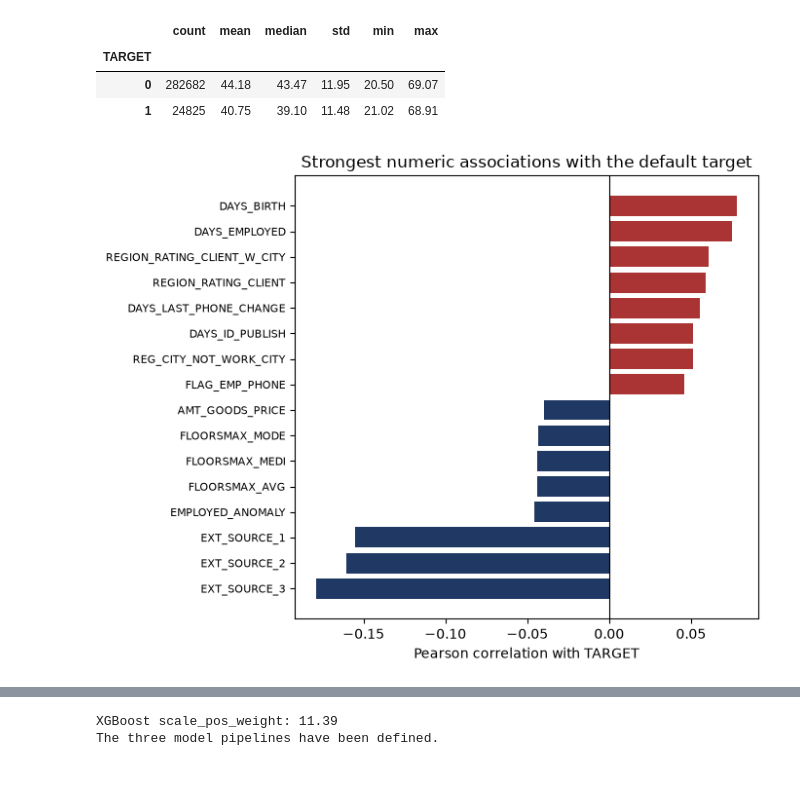
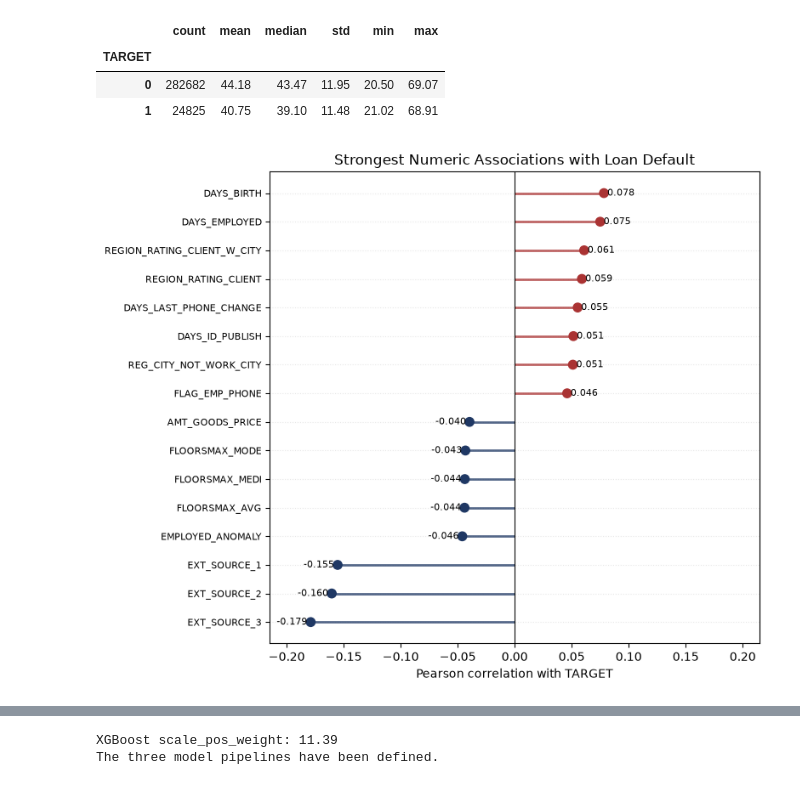
Before and after one commit to FadilatBraimah/Predicting-Consumer-Loan-Defaults-, a Jupyter notebook: HC_LOAN_DEFAULT_PREDICTION.ipynb, the cells around one changed output, grey strips where cells are left out. Drawn from its saved outputs; the diff is of its cells as text; code cells hidden in the pictures.

```diff
--- a/HC_LOAN_DEFAULT_PREDICTION.ipynb
+++ b/HC_LOAN_DEFAULT_PREDICTION.ipynb
@@ -228,6 +232,7 @@ df["DAYS_EMPLOYED"] = df["DAYS_EMPLOYED"].replace(
     np.nan,
 )
 
+df = df.copy()
 # I remove the very small number of CODE_GENDER = XNA records
 rows_before_filtering = len(df)
 
@@ -237,11 +242,6 @@ df = df.loc[
 
 rows_removed = rows_before_filtering - len(df)
 
-print(
-    f"Removed {rows_removed:,} observation(s) "
-    "with CODE_GENDER recorded as XNA."
-)
-
 # Confirm that TARGET remains complete
 if df["TARGET"].isna().any():
     raise ValueError("TARGET contains missing values after cleaning.")
@@ -456,47 +420,102 @@ selected_correlations = (
     .drop_duplicates()
     .sort_values()
 )
 
-# Set bar colours according to the direction
+# Set colours according to the direction of the association
 correlation_colours = [
     "#1f3864" if value < 0 else "#a33"
     for value in selected_correlations.values
 ]
 
-# Create the chart
-fig, ax = plt.subplots(figsize=(7, 5.5))
+# Create positions for the features
+y_positions = np.arange(len(selected_correlations))
 
-ax.barh(
-    selected_correlations.index,
-    selected_correlations.values,
+# Create the lollipop chart
+fig, ax = plt.subplots(figsize=(8, 6.5))
+
+# Draw lines from zero to each correlation value
+ax.hlines(
+    y=y_positions,
+    xmin=0,
+    xmax=selected_correlations.values,
     color=correlation_colours,
+    linewidth=2,
+    alpha=0.75,
 )
 
+# Draw a point at the end of each line
+ax.scatter(
+    selected_correlations.values,
+    y_positions,
+    color=correlation_colours,
+    s=55,
+    zorder=3,
+)
+
+# Add the correlation value beside each point
+for position, value in zip(
+    y_positions,
+    selected_correlations.values,
+):
+    horizontal_alignment = "left" if value >= 0 else "right"
+    label_offset = 0.003 if value >= 0 else -0.003
+
+    ax.text(
+        value + label_offset,
+        position,
+        f"{value:.3f}",
+        va="center",
+        ha=horizontal_alignment,
+        fontsize=8,
+    )
+
+# Add the feature names
+ax.set_yticks(y_positions)
+ax.set_yticklabels(
+    selected_correlations.index,
+    fontsize=8,
+)
+
+# Add a vertical line at zero
 ax.axvline(
     0,
     color="black",
     linewidth=0.8,
 )
 
+# Add labels and title
 ax.set_xlabel("Pearson correlation with TARGET")
-ax.set_title("Strongest numeric associations with the default target")
-ax.tick_params(axis="y", labelsize=8)
+ax.set_ylabel("")
+ax.set_title(
+    "Strongest Numeric Associations with Loan Default"
+)
+
+# Add a light horizontal grid
+ax.grid(
+    axis="y",
+    linestyle=":",
+    alpha=0.3,
+)
+
+# Add some room for the value labels
+maximum_value = max(abs(selected_correlations.values))
+ax.set_xlim(
+    -maximum_value * 1.20,
+    maximum_value * 1.20,
+)
 
 plt.tight_layout()
 
+# Save the chart
 plt.savefig(
-    os.path.join(OUTPUT_FOLDER, "fig_corr.png"),
+    os.path.join(
+        OUTPUT_FOLDER,
+        "fig_corr_lollipop.png",
+    ),
     dpi=150,
     bbox_inches="tight",
 )
 
 plt.show()
-
-display(
-    selected_correlations
-    .sort_values(ascending=False)
-    .rename("Correlation with TARGET")
-    .to_frame()
-)
 # %% [output]
-[figure, old version]
+[figure, new version]
```
Also changed, not shown: parts of 14 cells of this notebook.
